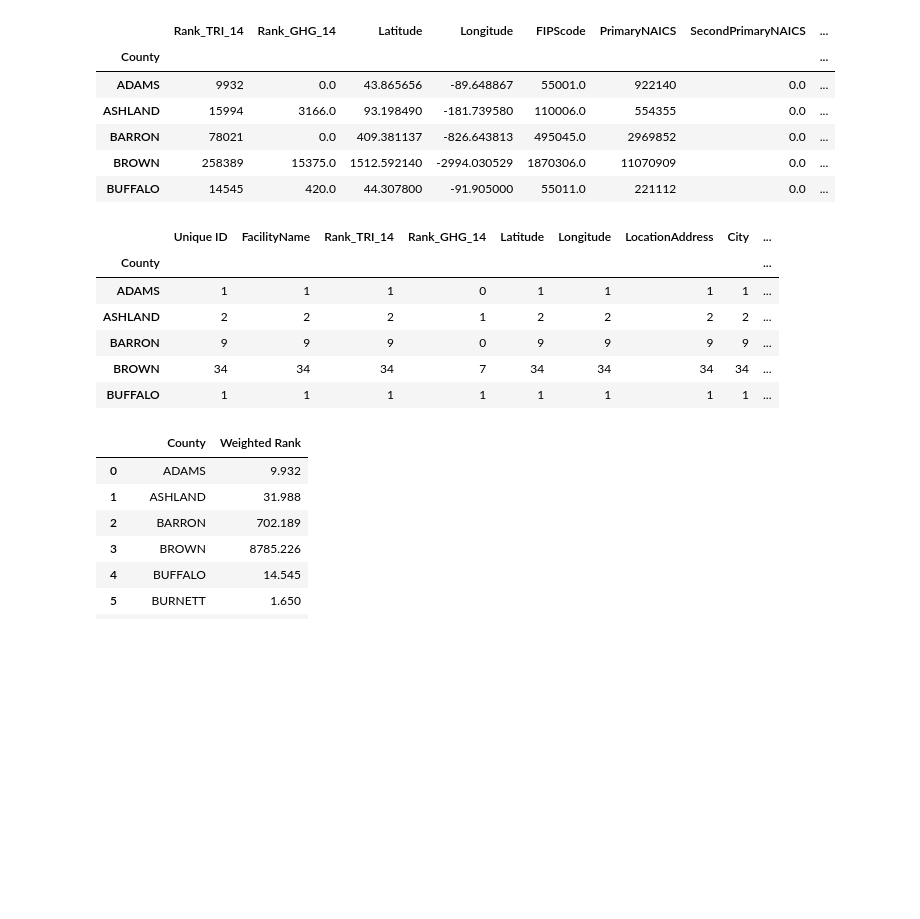
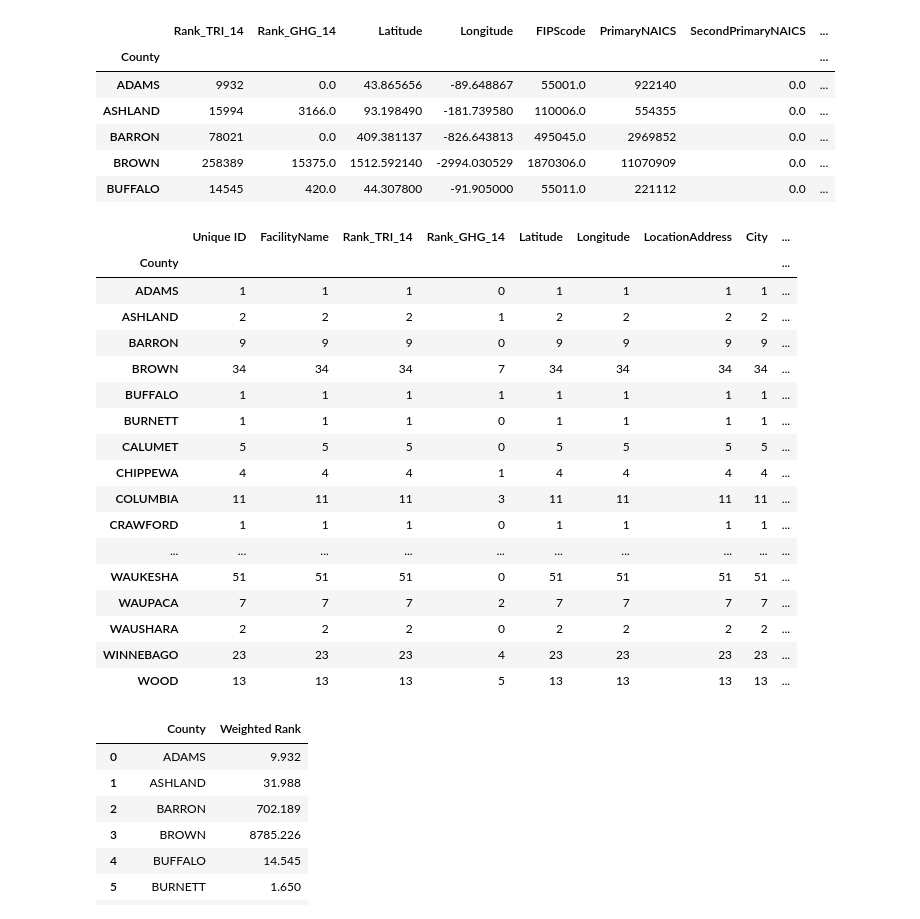
Before and after one commit to ivanescalona/GroupProject1, a Jupyter notebook: Wisconsin_df.ipynb, the cells around one changed output. Drawn from its saved outputs; the diff is of its cells as text; code cells hidden in the pictures; blank space fills up the shorter version.

```diff
--- a/Wisconsin_df.ipynb
+++ b/Wisconsin_df.ipynb
@@ -67,15 +74,26 @@ ranking_wi.head()
 | BUFFALO | 14545 | 420.0 | 44.307800 | -91.905000 | 55011.0 | 221112 | 0.0 | ... |
 # %%
 count_wi = df_wi.groupby('County').count()
-count_wi.head()
+count_wi
 # %% [output]
 |  | Unique ID | FacilityName | Rank_TRI_14 | Rank_GHG_14 | Latitude | Longitude | LocationAddress | City | ... |
 | County |  |  |  |  |  |  |  |  | ... |
 | ADAMS | 1 | 1 | 1 | 0 | 1 | 1 | 1 | 1 | ... |
 | ASHLAND | 2 | 2 | 2 | 1 | 2 | 2 | 2 | 2 | ... |
 | BARRON | 9 | 9 | 9 | 0 | 9 | 9 | 9 | 9 | ... |
 | BROWN | 34 | 34 | 34 | 7 | 34 | 34 | 34 | 34 | ... |
 | BUFFALO | 1 | 1 | 1 | 1 | 1 | 1 | 1 | 1 | ... |
+| BURNETT | 1 | 1 | 1 | 0 | 1 | 1 | 1 | 1 | ... |
+| CALUMET | 5 | 5 | 5 | 0 | 5 | 5 | 5 | 5 | ... |
+| CHIPPEWA | 4 | 4 | 4 | 1 | 4 | 4 | 4 | 4 | ... |
+| COLUMBIA | 11 | 11 | 11 | 3 | 11 | 11 | 11 | 11 | ... |
+| CRAWFORD | 1 | 1 | 1 | 0 | 1 | 1 | 1 | 1 | ... |
+| ... | ... | ... | ... | ... | ... | ... | ... | ... | ... |
+| WAUKESHA | 51 | 51 | 51 | 0 | 51 | 51 | 51 | 51 | ... |
+| WAUPACA | 7 | 7 | 7 | 2 | 7 | 7 | 7 | 7 | ... |
+| WAUSHARA | 2 | 2 | 2 | 0 | 2 | 2 | 2 | 2 | ... |
+| WINNEBAGO | 23 | 23 | 23 | 4 | 23 | 23 | 23 | 23 | ... |
+| WOOD | 13 | 13 | 13 | 5 | 13 | 13 | 13 | 13 | ... |
 # %%
 weight_rank = []
 
```
Also changed, not shown: parts of 1 cell of this notebook, 2 other files.
